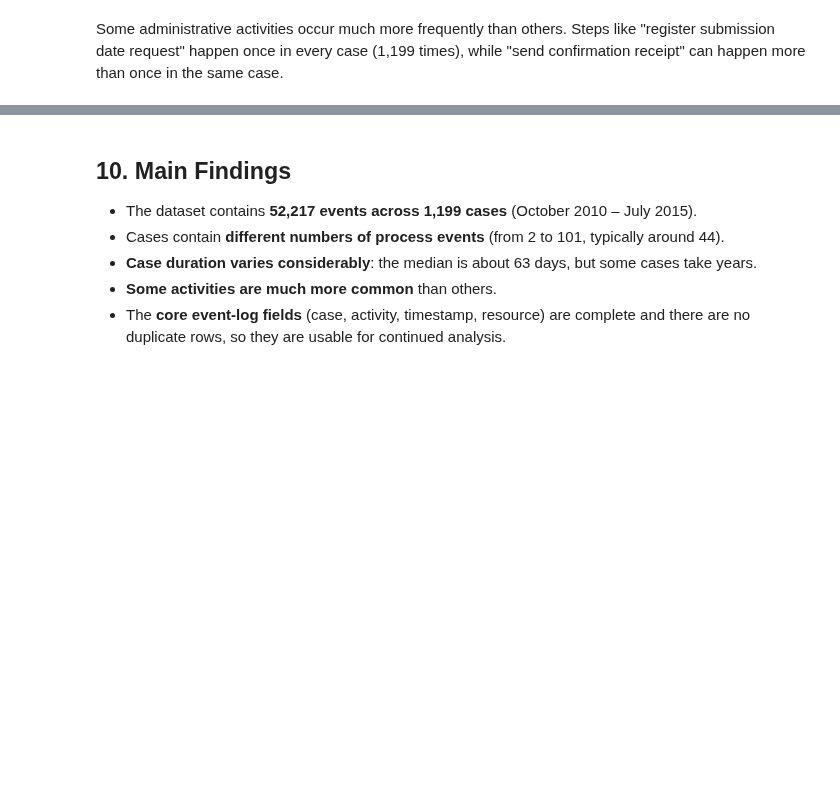
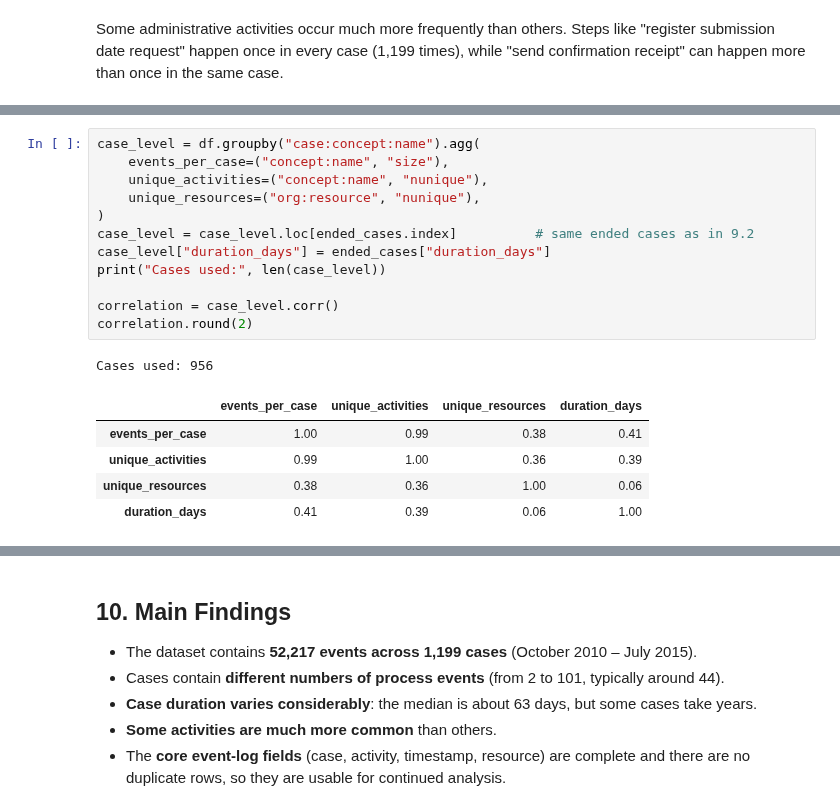
Before and after one commit to cikicali369-glitch/GA-Data-Science-Capstone-Ali, a Jupyter notebook: notebooks/01_EDA.ipynb, the cells around one changed output, grey strips where cells are left out. Cells and saved outputs as stored; diff of their text form; blank space fills up the shorter version.

```diff
--- a/notebooks/01_EDA.ipynb
+++ b/notebooks/01_EDA.ipynb
@@ -384,0 +439,19 @@ happen once in every case (1,199 times), while "send confirmation receipt" can h
+# %%
+case_level = df.groupby("case:concept:name").agg(
+    events_per_case=("concept:name", "size"),
+    unique_activities=("concept:name", "nunique"),
+    unique_resources=("org:resource", "nunique"),
+)
+case_level = case_level.loc[ended_cases.index]          # same ended cases as in 9.2
+case_level["duration_days"] = ended_cases["duration_days"]
+print("Cases used:", len(case_level))
+
+correlation = case_level.corr()
+correlation.round(2)
+# %% [output]
+Cases used: 956
+|  | events_per_case | unique_activities | unique_resources | duration_days |
+| events_per_case | 1.00 | 0.99 | 0.38 | 0.41 |
+| unique_activities | 0.99 | 1.00 | 0.36 | 0.39 |
+| unique_resources | 0.38 | 0.36 | 1.00 | 0.06 |
+| duration_days | 0.41 | 0.39 | 0.06 | 1.00 |
```
Also changed, not shown: parts of 8 cells of this notebook.
